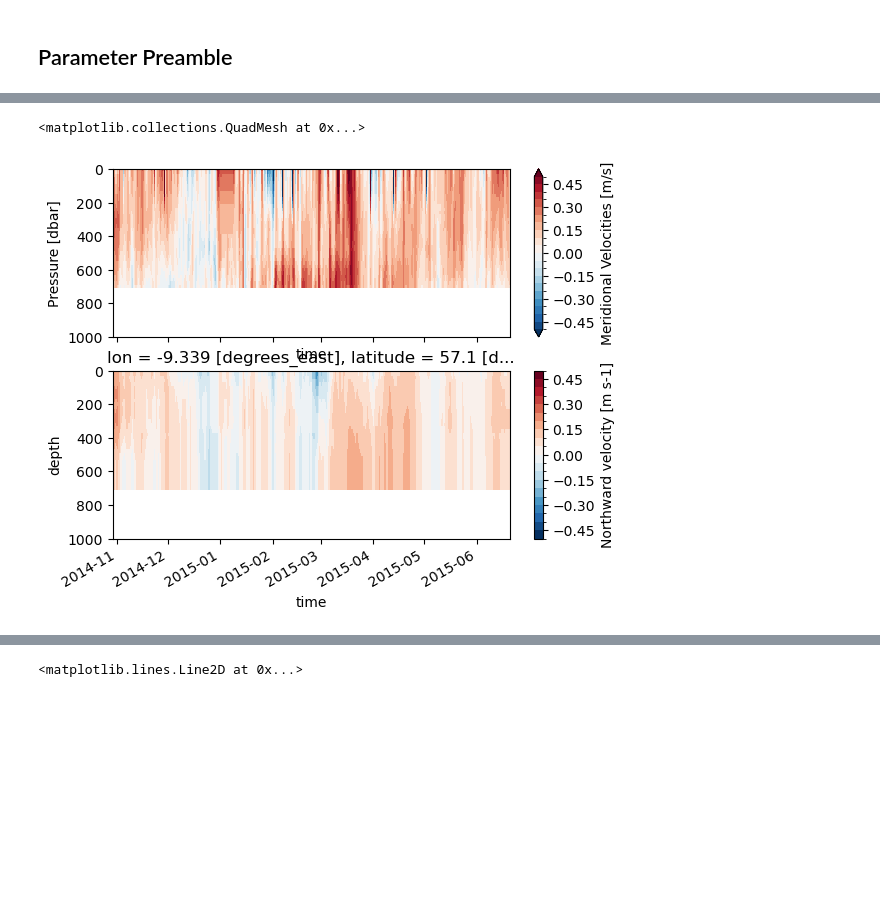
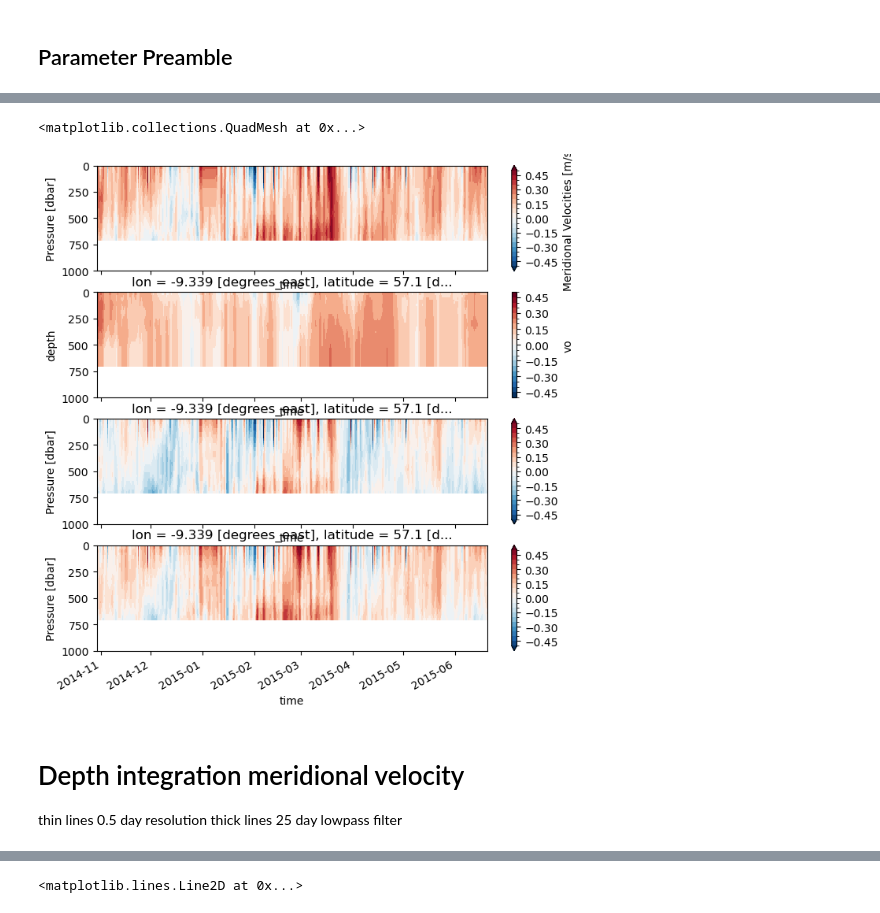
Before and after one commit to ScotMarPhys/Rockall_Trough_Transports, a Jupyter notebook: notebooks/0.1_Rockall_Trough_moorings_ADCP_prep_2014_2015.ipynb, the cells around one changed output, grey strips where cells are left out. Cells and saved outputs as stored; diff of their text form; code cells hidden in the pictures; blank space fills up the shorter version.

```diff
--- a/notebooks/0.1_Rockall_Trough_moorings_ADCP_prep_2014_2015.ipynb
+++ b/notebooks/0.1_Rockall_Trough_moorings_ADCP_prep_2014_2015.ipynb
@@ -110,15 +129,26 @@ v_GLO_RTADCP.attrs['description']='GLORYS12v1 output at RTADCP location'
 # %%
-fig,axs = plt.subplots(2,1,sharex=True,sharey=True)
+fig,axs = plt.subplots(4,1,sharex=True,sharey=True,figsize=[8,8])
 vmin,vmax,levs=-0.5,0.5,21
 ax=axs[0]
 ds_RTADCP.vcur.plot(x='time',ax=ax,ylim=[1000,0],cmap='RdBu_r',
                    vmin=vmin,vmax=vmax,levels=levs)
 ax=axs[1]
-v_GLO_RTADCP.plot(x='time',ax=ax,ylim=[1000,0],cmap='RdBu_r',
+(v_GLO_RTADCP+corr_model).plot(x='time',ax=ax,ylim=[1000,0],cmap='RdBu_r',
                  vmin=vmin,vmax=vmax,levels=levs)
+
+ax=axs[2]
+(ds_RTADCP.vcur-(v_GLO_RTADCP+corr_model)).plot(x='time',ax=ax,ylim=[1000,0],cmap='RdBu_r',
+                 vmin=vmin,vmax=vmax,levels=levs)
+ax=axs[3]
+(ds_RTADCP.vcur-v_GLO_RTADCP).plot(x='time',ax=ax,ylim=[1000,0],cmap='RdBu_r',
+                 vmin=vmin,vmax=vmax,levels=levs)
 # %% [output]
 <matplotlib.collections.QuadMesh at 0x...>
-[figure, old version]
+[figure, new version]
+# %% [markdown]
+# Depth integration meridional velocity
+thin lines 0.5 day resolution
+thick lines 25 day lowpass filter
 # %%
 dt = 0.5 # twice per day, time step of sampling
 fs = 1/dt # sample rate (1/day)
```
Also changed, not shown: parts of 21 cells of this notebook.
